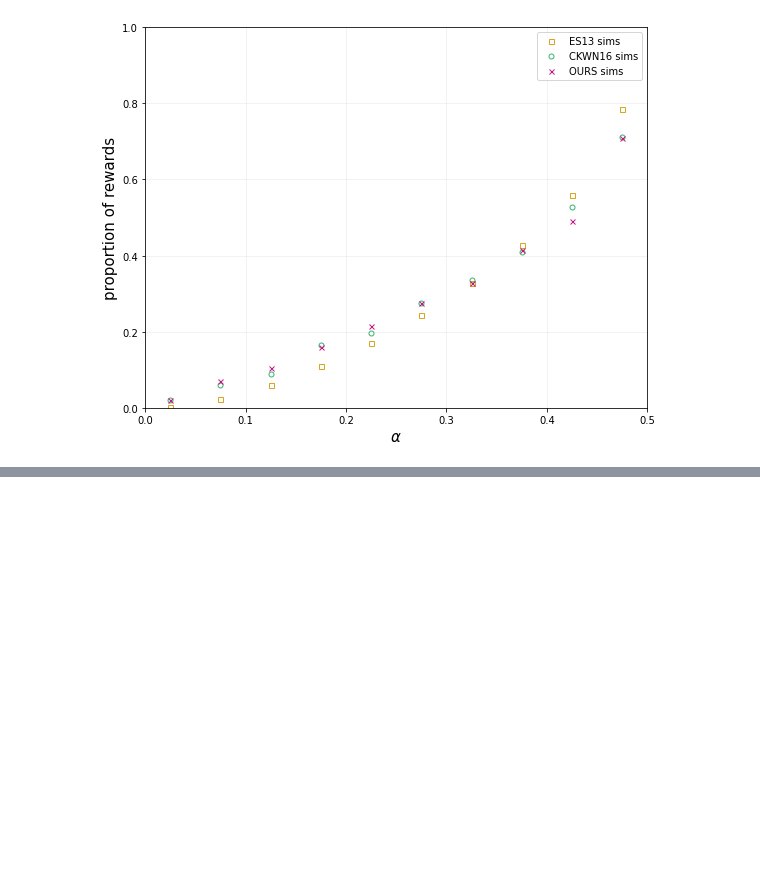
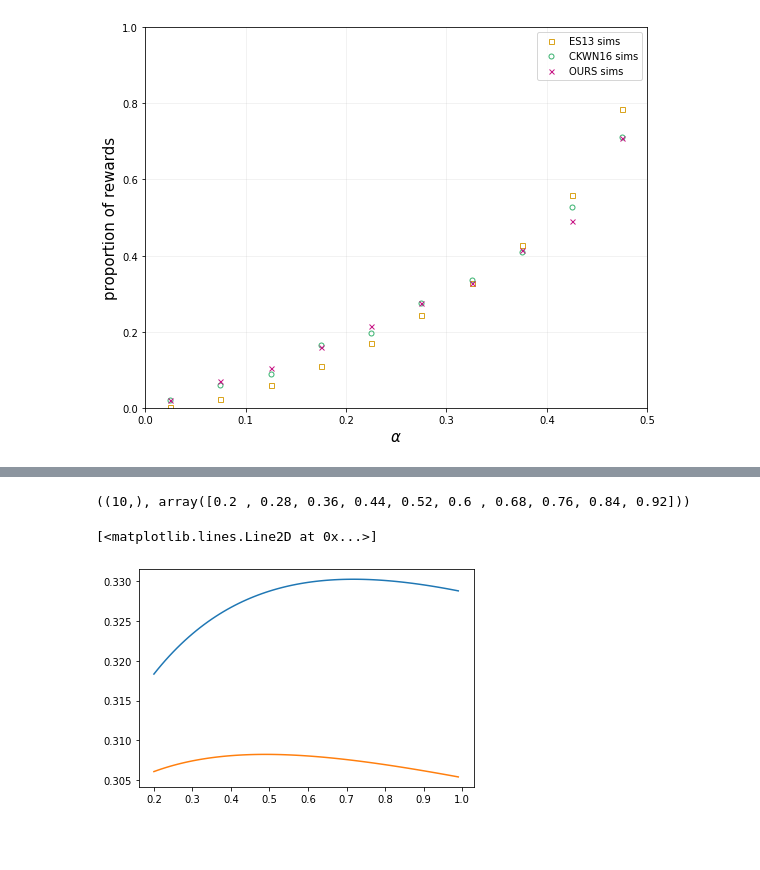
Before and after one commit to michaelneuder/opportunistic-mining, a Jupyter notebook: august.ipynb, the cells around one changed output, grey strips where cells are left out. Cells and saved outputs as stored; diff of their text form; code cells hidden in the pictures; blank space fills up the shorter version.

```diff
--- a/august.ipynb
+++ b/august.ipynb
@@ -1373,0 +1392,7 @@ plt.show()
+# %%
+alpha = 0.3
+gamma = 0.0
+scale = 1
+betas  = np.arange(0.15, 1., 0.01)
+rewsExec = [Carlsten2(alpha=alpha, beta=b, gamma=gamma) for b in betas]
+rewsBoth = [calcTotalRewardGamma(a=alpha, b=b, gamma=gamma, scale=scale) for b in betas]
@@ -1373,0 +1664,13 @@ plt.show()
+# %%
+simBetas  = np.arange(0.2, 1, 0.08)
+simBetas.shape, simBetas
+# %% [output]
+((10,), array([0.2 , 0.28, 0.36, 0.44, 0.52, 0.6 , 0.68, 0.76, 0.84, 0.92]))
+# %%
+plt.plot(betas, rewsExec)
+plt.plot(betas, rewsBoth)
+# %% [output]
+[<matplotlib.lines.Line2D at 0x...>]
+[figure, added]
+# %% [markdown]
+#
```
Also changed, not shown: parts of 13 cells of this notebook, 1 other file.
